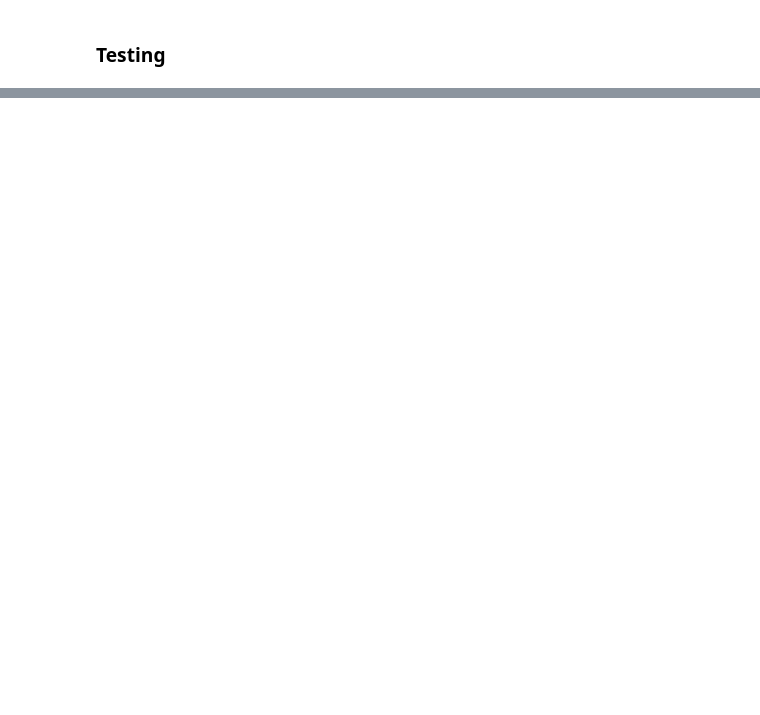
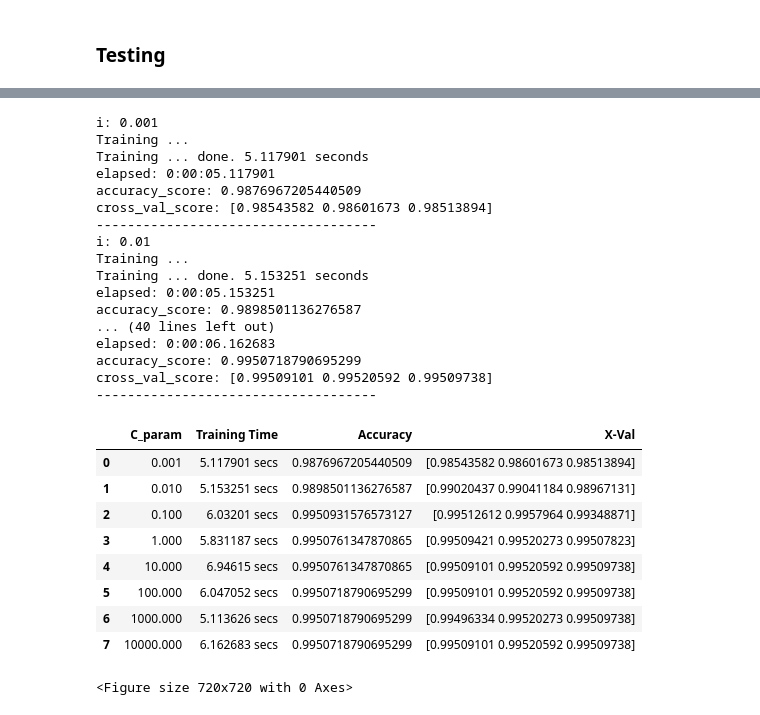
Before and after one commit to haalcala/NYP-SDAI, a Jupyter notebook: ITI105/project/Fraud_detection_harold_lr.ipynb, the cells around one changed output, grey strips where cells are left out. Saved outputs shown, nothing was run; the diff lists cells and outputs as text; code cells hidden in the pictures; blank space fills up the shorter version.

```diff
--- a/ITI105/project/Fraud_detection_harold_lr.ipynb
+++ b/ITI105/project/Fraud_detection_harold_lr.ipynb
@@ -90,7 +133,7 @@ y_test.value_counts()
 # %%
 
 # lr_clf = LogisticRegression(solver='liblinear', random_state=42)
-lr_clf = LogisticRegression(solver='liblinear', random_state=42)
+lr_clf = LogisticRegression(solver='liblinear', C=1000, random_state=42)
 
 y_pred = None
 
@@ -191,17 +264,18 @@ plt.figure(figsize=(10, 10))
 
 C_param_range = [0.001, 0.01, 0.1, 1, 10, 100, 1000, 10000]
 
-sepal_acc_table = pd.DataFrame(columns = ["C_param", "Training Time", "Accuracy", "X-Val"])
-sepal_acc_table["C_param"] = C_param_range
+results_table = pd.DataFrame(columns = ["C_param", "Training Time", "Accuracy", "X-Val"])
+results_table["C_param"] = C_param_range
 
-X_combined = np.vstack((X_train,X_test))
+X_combined = np.vstack((X_train, X_test))
 Y_combined = np.hstack((y_train, y_test))
 
 j = 0
 for i in C_param_range:
     print("i:",i)
     # Apply logistic regression model to training data
-    lr = LogisticRegression(solver='saga', max_iter=1000, n_jobs=4, C=i, random_state=42)
+#     lr = LogisticRegression(solver='saga', max_iter=1000, n_jobs=4, C=i, random_state=42)
+    lr = LogisticRegression(solver='liblinear', max_iter=1000, C=i, random_state=42)
 
     y_pred = None
 
@@ -213,34 +287,62 @@ for i in C_param_range:
     elapsed = ds_util.activity_wrapper("Training", train_fn)
 
     y_pred = lr.predict(X_test)
 
     print("elapsed:", elapsed)
 
     accuracy_result = accuracy_score(y_test, y_pred)
     cross_val_result = cross_val_score(lr, X_train, y_train, cv=3, scoring="accuracy")
 
     print("accuracy_score:", accuracy_result)
     print("cross_val_score:", cross_val_result)
 
     # Saving accuracy score in table
-    sepal_acc_table.iloc[j,1] = str(elapsed.total_seconds()) + " secs"
-    sepal_acc_table.iloc[j,2] = str(accuracy_result)
-    sepal_acc_table.iloc[j,3] = str(cross_val_result)
+    results_table.iloc[j,1] = str(elapsed.total_seconds()) + " secs"
+    results_table.iloc[j,2] = str(accuracy_result)
+    results_table.iloc[j,3] = str(cross_val_result)
     j += 1
 
     # Printing decision regions
     # plt.subplot(3,2,j)
     # plt.subplots_adjust(hspace = 0.4)
     # plot_decision_regions(X = X_combined
     #                   , y = Y_combined
     #                   , classifier = lr
     #                   , test_idx = range(105,150))
     # plt.xlabel('Sepal length')
     # plt.ylabel('Sepal width')
     # plt.title('C = %s'%i)
 
     print("------------------------------------")
 
 # test_params()
 
-sepal_acc_table
+results_table
+# %% [output]
+i: 0.001
+Training ...
+Training ... done. 5.117901 seconds
+elapsed: 0:00:05.117901
+accuracy_score: 0.9876967205440509
+cross_val_score: [0.98543582 0.98601673 0.98513894]
+------------------------------------
+i: 0.01
+Training ...
+Training ... done. 5.153251 seconds
+elapsed: 0:00:05.153251
+accuracy_score: 0.9898501136276587
+... (40 lines left out)
+elapsed: 0:00:06.162683
+accuracy_score: 0.9950718790695299
+cross_val_score: [0.99509101 0.99520592 0.99509738]
+------------------------------------
+|  | C_param | Training Time | Accuracy | X-Val |
+| 0 | 0.001 | 5.117901 secs | 0.9876967205440509 | [0.98543582 0.98601673 0.98513894] |
+| 1 | 0.010 | 5.153251 secs | 0.9898501136276587 | [0.99020437 0.99041184 0.98967131] |
+| 2 | 0.100 | 6.03201 secs | 0.9950931576573127 | [0.99512612 0.9957964 0.99348871] |
+| 3 | 1.000 | 5.831187 secs | 0.9950761347870865 | [0.99509421 0.99520273 0.99507823] |
+| 4 | 10.000 | 6.94615 secs | 0.9950761347870865 | [0.99509101 0.99520592 0.99509738] |
+| 5 | 100.000 | 6.047052 secs | 0.9950718790695299 | [0.99509101 0.99520592 0.99509738] |
+| 6 | 1000.000 | 5.113626 secs | 0.9950718790695299 | [0.99496334 0.99520273 0.99509738] |
+| 7 | 10000.000 | 6.162683 secs | 0.9950718790695299 | [0.99509101 0.99520592 0.99509738] |
+<Figure size 720x720 with 0 Axes>
```
Also changed, not shown: parts of 7 cells of this notebook.
